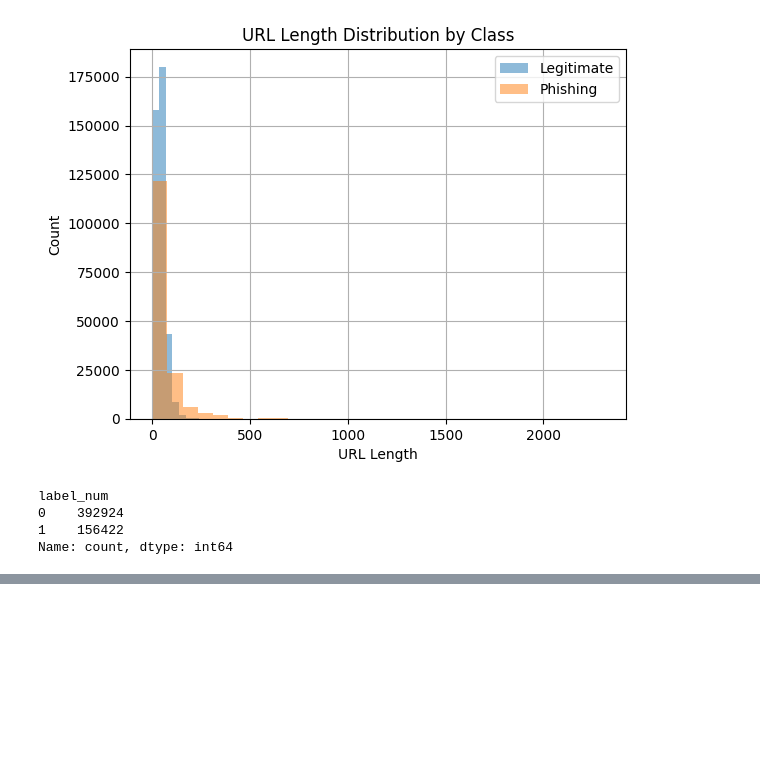
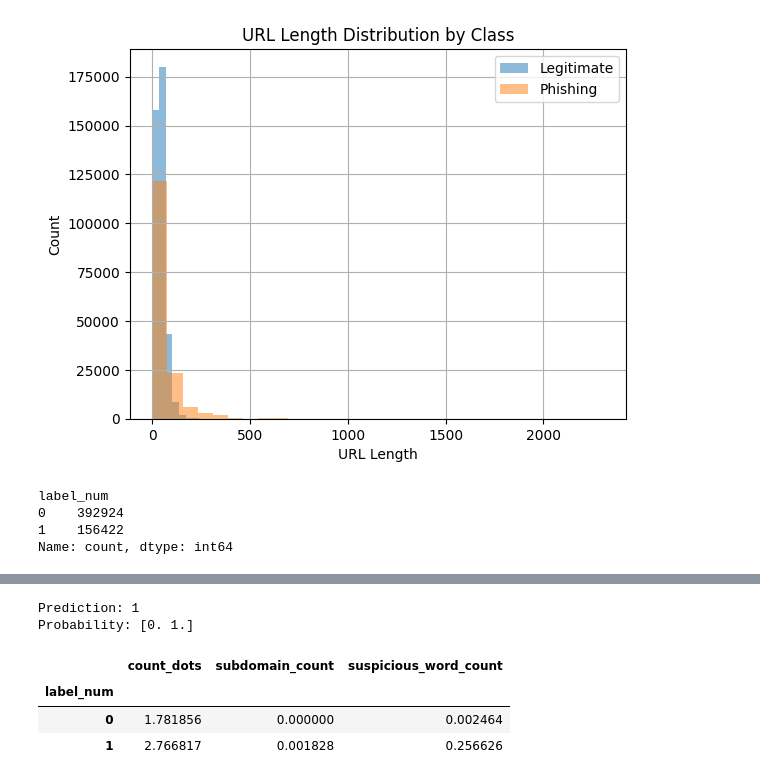
Before and after one commit to prathikshaganiyar/phishing-detector, a Jupyter notebook: Untitled.ipynb, the cells around one changed output, grey strips where cells are left out. Cells and saved outputs as stored; diff of their text form; code cells hidden in the pictures; blank space fills up the shorter version.

```diff
--- a/Untitled.ipynb
+++ b/Untitled.ipynb
@@ -509,0 +614,17 @@ Name: count, dtype: int64
+# %%
+test_features = [2, 0, 0, 0, 1, 0, 0, 2]
+prediction = rf_reduced.predict([test_features])[0]
+probability = rf_reduced.predict_proba([test_features])[0]
+
+print("Prediction:", prediction)
+print("Probability:", probability)
+# %% [output]
+Prediction: 1
+Probability: [0. 1.]
+# %%
+df.groupby('label_num')[['count_dots', 'subdomain_count', 'suspicious_word_count']].mean()
+# %% [output]
+|  | count_dots | subdomain_count | suspicious_word_count |
+| label_num |  |  |  |
+| 0 | 1.781856 | 0.000000 | 0.002464 |
+| 1 | 2.766817 | 0.001828 | 0.256626 |
```
Also changed, not shown: parts of 9 cells of this notebook, 1 other file.
